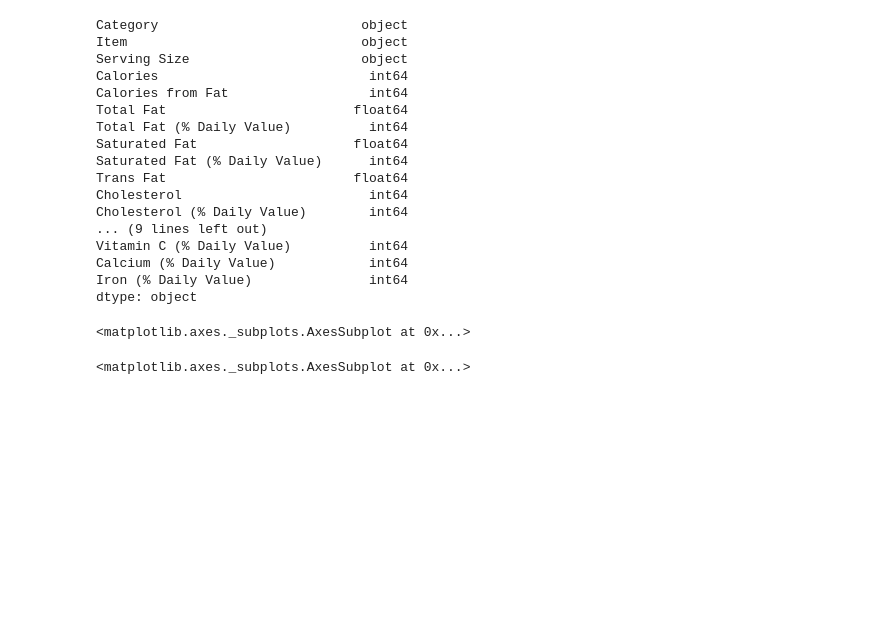
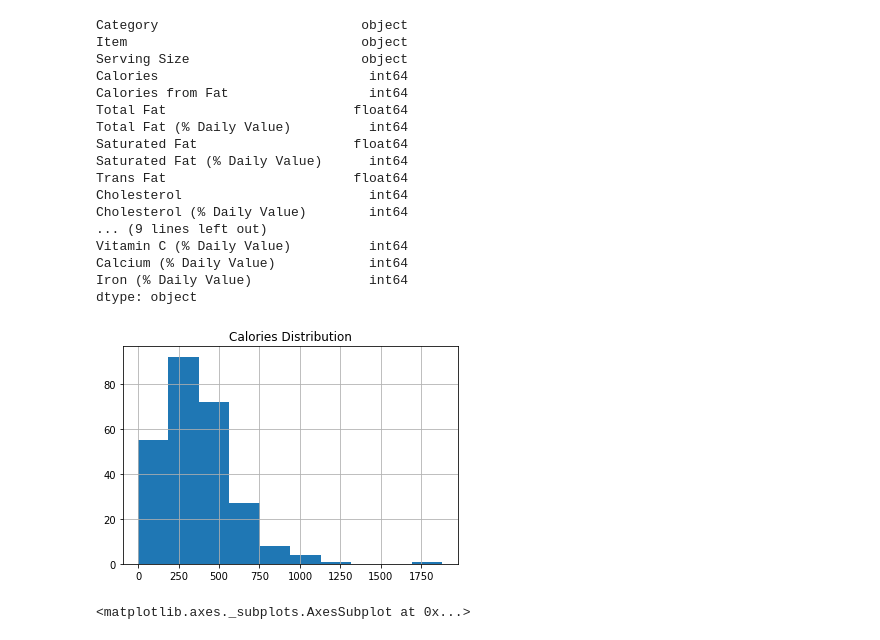
Before and after one commit to ipatel467/McDonald-s-Menu, a Jupyter notebook: Untitled.ipynb, the cells around one changed output. Saved outputs shown, nothing was run; the diff lists cells and outputs as text; code cells hidden in the pictures; blank space fills up the shorter version.

```diff
--- a/Untitled.ipynb
+++ b/Untitled.ipynb
@@ -53,7 +59,8 @@ Iron (% Daily Value)               int64
 dtype: object
 # %%
 df['Calories'].hist()
+plt.title('Calories Distribution');
 # %% [output]
-<matplotlib.axes._subplots.AxesSubplot at 0x...>
+[figure, added]
 # %%
 df['Dietary Fiber'].hist()
```
Also changed, not shown: parts of 11 cells of this notebook.
